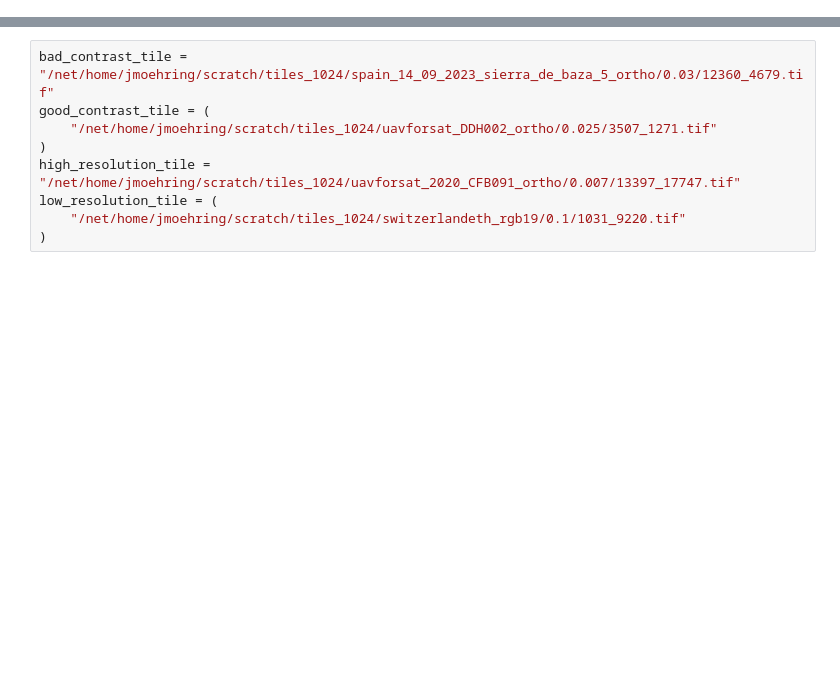
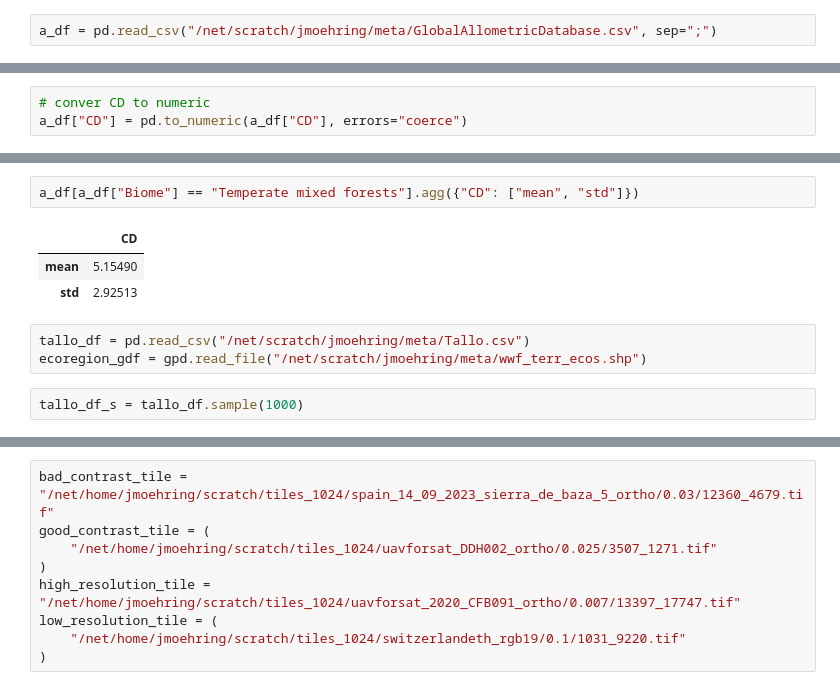
Before and after one commit to jmoeh/standing-deadwood, a Jupyter notebook: notebooks/101_generate_plots.ipynb, the cells around one changed output, grey strips where cells are left out. Cells and saved outputs as stored; diff of their text form; blank space fills up the shorter version.

```diff
--- a/notebooks/101_generate_plots.ipynb
+++ b/notebooks/101_generate_plots.ipynb
@@ -15,0 +17,2 @@ from matplotlib.ticker import ScalarFormatter
+# %%
+a_df = pd.read_csv("/net/scratch/jmoehring/meta/GlobalAllometricDatabase.csv", sep=";")
@@ -15,0 +38,3 @@ from matplotlib.ticker import ScalarFormatter
+# %%
+# conver CD to numeric
+a_df["CD"] = pd.to_numeric(a_df["CD"], errors="coerce")
@@ -15,0 +51,11 @@ from matplotlib.ticker import ScalarFormatter
+# %%
+a_df[a_df["Biome"] == "Temperate mixed forests"].agg({"CD": ["mean", "std"]})
+# %% [output]
+|  | CD |
+| mean | 5.15490 |
+| std | 2.92513 |
+# %%
+tallo_df = pd.read_csv("/net/scratch/jmoehring/meta/Tallo.csv")
+ecoregion_gdf = gpd.read_file("/net/scratch/jmoehring/meta/wwf_terr_ecos.shp")
+# %%
+tallo_df_s = tallo_df.sample(1000)
```
Also changed, not shown: parts of 18 cells of this notebook, 8 other files.
